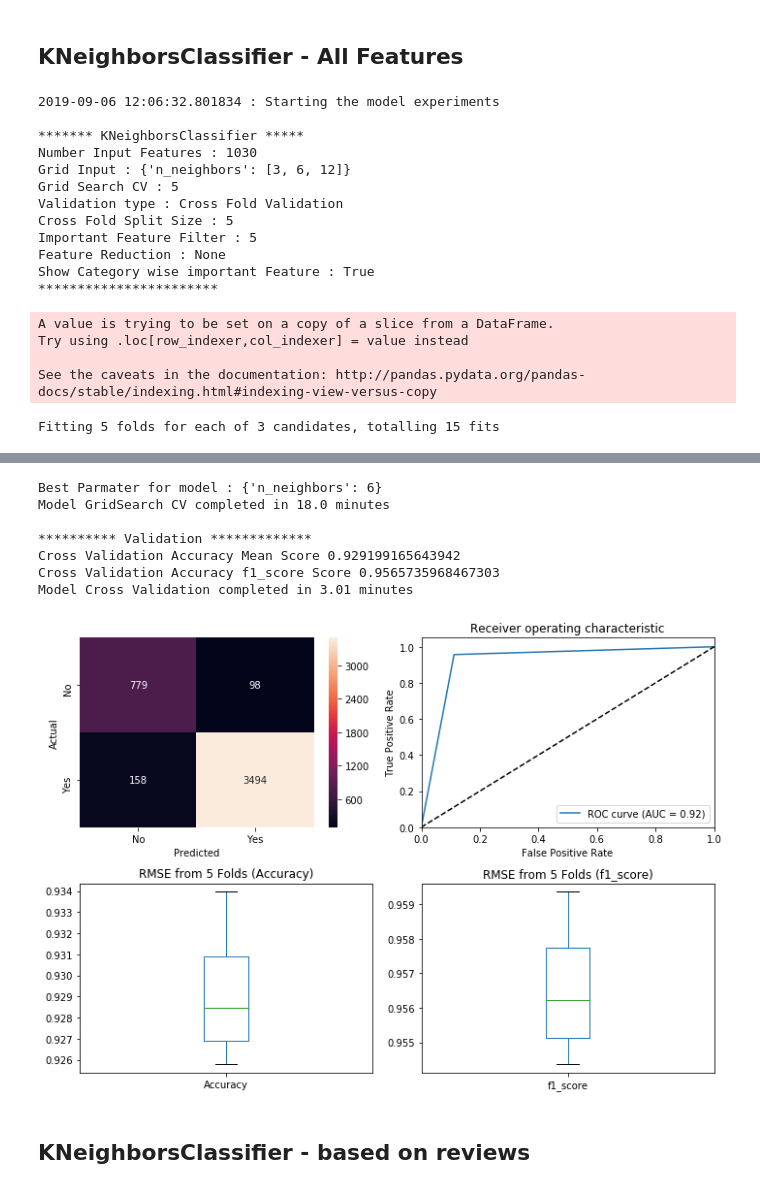
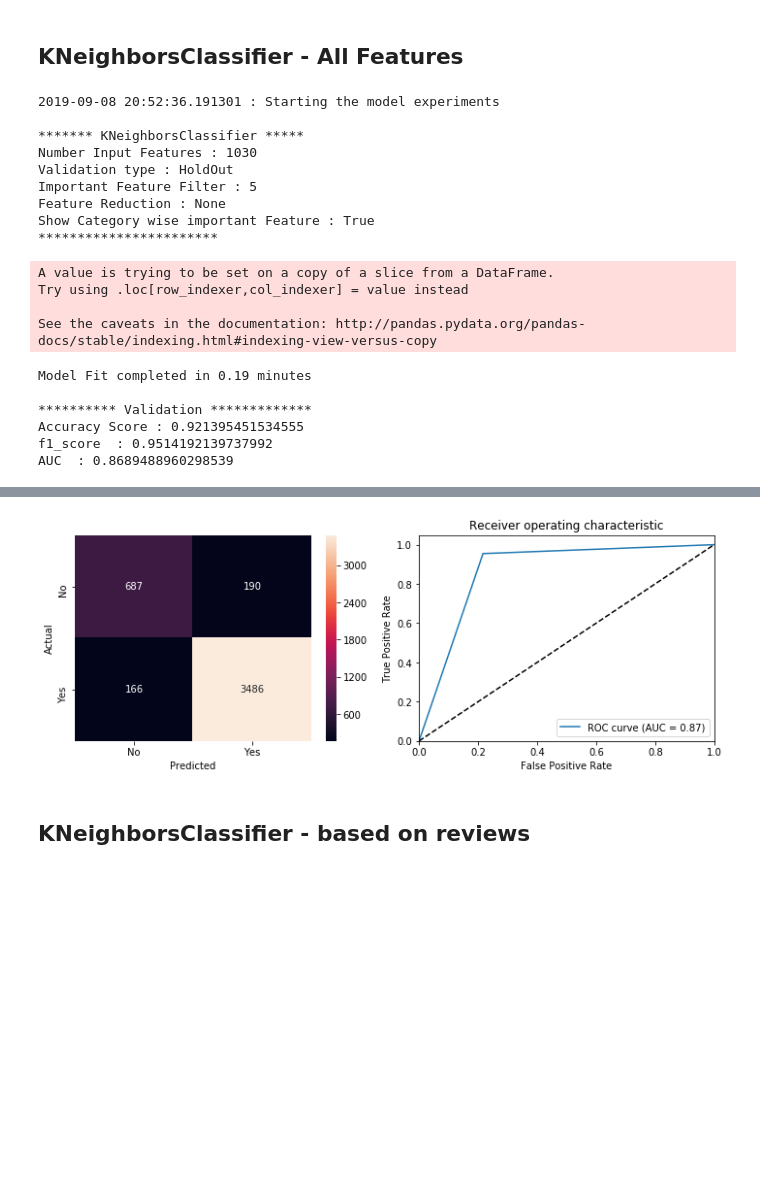
Before and after one commit to balag752/Ecommerce-clothing-recommendation-prediction, a Jupyter notebook: src/ModelBuilding.ipynb, the cells around one changed output, grey strips where cells are left out. Drawn from its saved outputs; the diff is of its cells as text; code cells hidden in the pictures; blank space fills up the shorter version.

```diff
--- a/src/ModelBuilding.ipynb
+++ b/src/ModelBuilding.ipynb
@@ -69,10 +69,6 @@ dummies= pd.get_dummies(df[column_name])
 df=pd.concat([df,dummies], axis=1,ignore_index=False)
 Class_columns=renames(column_name+'_',dummies.columns.tolist())
 df=df.rename(index=str, columns=Class_columns)
-# %%
-## Discarding a empty reviews records
-
-df=df[((df.processed_Review_text.isna()==False) & (df.processed_Review_text.isnull()==False) & (df.processed_Review_text!=""))]
 # %% [markdown]
 ## TF-IDF Conversion
 # %%
@@ -710,17 +712,14 @@ Model Cross Validation completed in 0.18 minutes
 ## KNeighborsClassifier  - All Features
 # %%
 model = KNeighborsClassifier(n_neighbors=3)
-param_grid={'n_neighbors':[3,6,12]}
-model_experiment(model=model,param_grid=param_grid,df=df, InputFeaturecols=InputFeature,OutputFeaturecols=OutputFeature, nfolds=[5,5], ImpFtrShow=5, Reviewonly=False)
+param_grid={}#{'n_neighbors':[3,6,12]}
+model_experiment(model=model,param_grid=param_grid,df=df, InputFeaturecols=InputFeature,OutputFeaturecols=OutputFeature, nfolds=[1,0], ImpFtrShow=5, Reviewonly=False)
 # %% [output]
-2019-09-06 12:06:32.801834 : Starting the model experiments
+2019-09-08 20:52:36.191301 : Starting the model experiments
 
 ******* KNeighborsClassifier *****
 Number Input Features : 1030
-Grid Input : {'n_neighbors': [3, 6, 12]}
-Grid Search CV : 5
-Validation type : Cross Fold Validation
-Cross Fold Split Size : 5
+Validation type : HoldOut
 Important Feature Filter : 5
 Feature Reduction : None
 Show Category wise important Feature : True
@@ -729,4 +728,9 @@ A value is trying to be set on a copy of a slice from a DataFrame.
 Try using .loc[row_indexer,col_indexer] = value instead
 
 See the caveats in the documentation: http://pandas.pydata.org/pandas-docs/stable/indexing.html#indexing-view-versus-copy
-Fitting 5 folds for each of 3 candidates, totalling 15 fits
+Model Fit completed in 0.19 minutes
+
+********** Validation *************
+Accuracy Score : 0.921395451534555
+f1_score  : 0.9514192139737992
+AUC  : 0.8689488960298539
@@ -735,11 +737,4 @@ Fitting 5 folds for each of 3 candidates, totalling 15 fits
-Best Parmater for model : {'n_neighbors': 6}
-Model GridSearch CV completed in 18.0 minutes
-
-********** Validation *************
-Cross Validation Accuracy Mean Score 0.929199165643942
-Cross Validation Accuracy f1_score Score 0.9565735968467303
-Model Cross Validation completed in 3.01 minutes
-[figure, old version]
+[figure, new version]
 # %% [markdown]
 ## KNeighborsClassifier - based on reviews
 # %%
```
Also changed, not shown: parts of 19 cells of this notebook, 6 other files.
